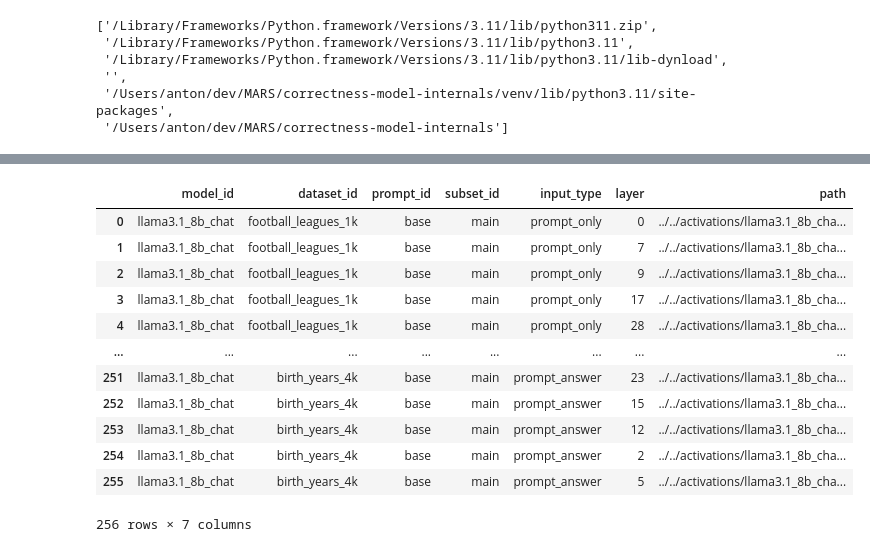
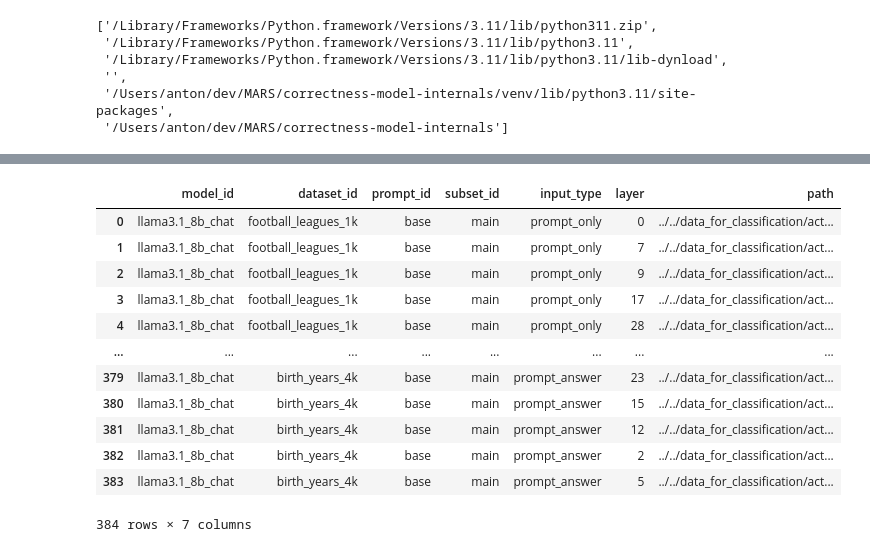
Before and after one commit to ivanvmoreno/correctness-model-internals, a Jupyter notebook: notebooks/best_layer_finding/best_layer_finder_combined_train_sets.ipynb, the cells around one changed output, grey strips where cells are left out. Cells and saved outputs as stored; diff of their text form; code cells hidden in the pictures.

Commit message:
chore/anton_create_analysis_tools added docs, re-run experiments

```diff
--- a/notebooks/best_layer_finding/best_layer_finder_combined_train_sets.ipynb
+++ b/notebooks/best_layer_finding/best_layer_finder_combined_train_sets.ipynb
@@ -131,45 +32,40 @@ all_activation_exp_configs_df
+# %%
+BASE_PATH = "../../data_for_classification"
 # %%
 # Set None to get all
 MODEL_ID = "llama3.1_8b_chat"
 # DATASET_ID = "gsm8k"
 # PROMPT_ID = "cot_3_shot"
 # SUBSET_ID = "main"
 # INPUT_TYPE = "prompt_only"
 DATASET_ID = None
 PROMPT_ID = None
 SUBSET_ID = None
 INPUT_TYPE = None
 
-
-activation_exp_configs_df = all_activation_exp_configs_df.copy()
-
-if MODEL_ID != None:
-    activation_exp_configs_df = activation_exp_configs_df[activation_exp_configs_df["model_id"] == MODEL_ID]
-if DATASET_ID != None:
-    activation_exp_configs_df = activation_exp_configs_df[activation_exp_configs_df["dataset_id"] == DATASET_ID]
-if PROMPT_ID != None:
-    activation_exp_configs_df = activation_exp_configs_df[activation_exp_configs_df["prompt_id"] == PROMPT_ID]
-if SUBSET_ID != None:
-    activation_exp_configs_df = activation_exp_configs_df[activation_exp_configs_df["subset_id"] == SUBSET_ID]
-if INPUT_TYPE != None:
-    activation_exp_configs_df = activation_exp_configs_df[activation_exp_configs_df["input_type"] == INPUT_TYPE]
-
-
+activation_exp_configs_df = get_experiment_activations_configs_df_subset(
+    base_path=BASE_PATH,
+    model_id=MODEL_ID,
+    dataset_id=DATASET_ID,
+    prompt_id=PROMPT_ID,
+    subset_id=SUBSET_ID,
+    input_type=INPUT_TYPE,
+)
 activation_exp_configs_df
 # %% [output]
 |  | model_id | dataset_id | prompt_id | subset_id | input_type | layer | path |
-| 0 | llama3.1_8b_chat | football_leagues_1k | base | main | prompt_only | 0 | ../../activations/llama3.1_8b_cha... |
-| 1 | llama3.1_8b_chat | football_leagues_1k | base | main | prompt_only | 7 | ../../activations/llama3.1_8b_cha... |
-| 2 | llama3.1_8b_chat | football_leagues_1k | base | main | prompt_only | 9 | ../../activations/llama3.1_8b_cha... |
-| 3 | llama3.1_8b_chat | football_leagues_1k | base | main | prompt_only | 17 | ../../activations/llama3.1_8b_cha... |
-| 4 | llama3.1_8b_chat | football_leagues_1k | base | main | prompt_only | 28 | ../../activations/llama3.1_8b_cha... |
+| 0 | llama3.1_8b_chat | football_leagues_1k | base | main | prompt_only | 0 | ../../data_for_classification/act... |
+| 1 | llama3.1_8b_chat | football_leagues_1k | base | main | prompt_only | 7 | ../../data_for_classification/act... |
+| 2 | llama3.1_8b_chat | football_leagues_1k | base | main | prompt_only | 9 | ../../data_for_classification/act... |
+| 3 | llama3.1_8b_chat | football_leagues_1k | base | main | prompt_only | 17 | ../../data_for_classification/act... |
+| 4 | llama3.1_8b_chat | football_leagues_1k | base | main | prompt_only | 28 | ../../data_for_classification/act... |
 | ... | ... | ... | ... | ... | ... | ... | ... |
-| 251 | llama3.1_8b_chat | birth_years_4k | base | main | prompt_answer | 23 | ../../activations/llama3.1_8b_cha... |
-| 252 | llama3.1_8b_chat | birth_years_4k | base | main | prompt_answer | 15 | ../../activations/llama3.1_8b_cha... |
-| 253 | llama3.1_8b_chat | birth_years_4k | base | main | prompt_answer | 12 | ../../activations/llama3.1_8b_cha... |
-| 254 | llama3.1_8b_chat | birth_years_4k | base | main | prompt_answer | 2 | ../../activations/llama3.1_8b_cha... |
-| 255 | llama3.1_8b_chat | birth_years_4k | base | main | prompt_answer | 5 | ../../activations/llama3.1_8b_cha... |
+| 379 | llama3.1_8b_chat | birth_years_4k | base | main | prompt_answer | 23 | ../../data_for_classification/act... |
+| 380 | llama3.1_8b_chat | birth_years_4k | base | main | prompt_answer | 15 | ../../data_for_classification/act... |
+| 381 | llama3.1_8b_chat | birth_years_4k | base | main | prompt_answer | 12 | ../../data_for_classification/act... |
+| 382 | llama3.1_8b_chat | birth_years_4k | base | main | prompt_answer | 2 | ../../data_for_classification/act... |
+| 383 | llama3.1_8b_chat | birth_years_4k | base | main | prompt_answer | 5 | ../../data_for_classification/act... |
-256 rows × 7 columns
+384 rows × 7 columns
 # %%
 res_dict = defaultdict(list)
 
```
Also changed, not shown: parts of 7 cells of this notebook, 10 other files.
